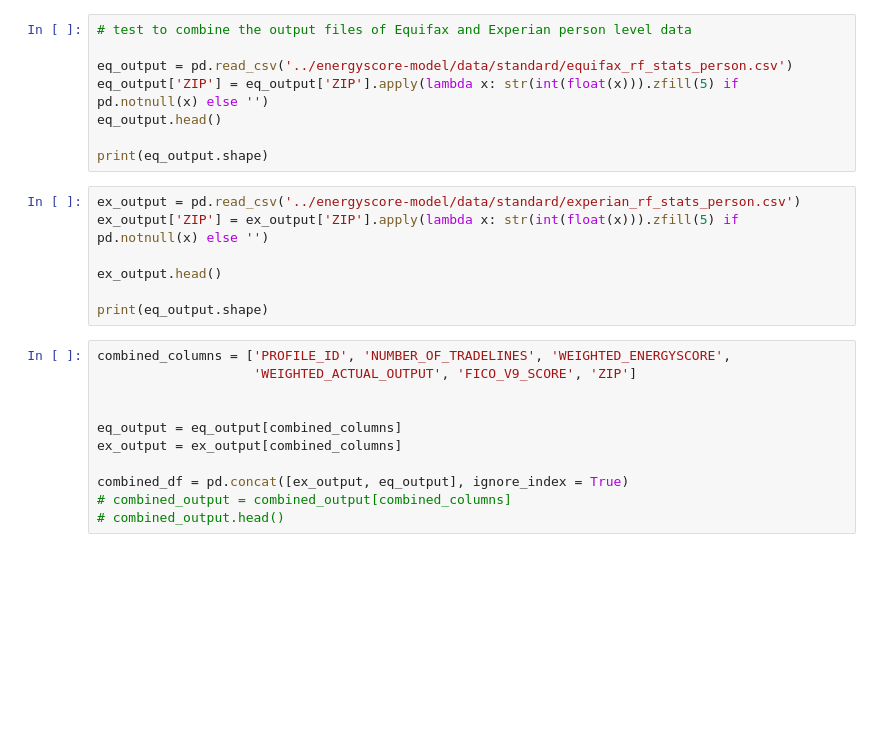
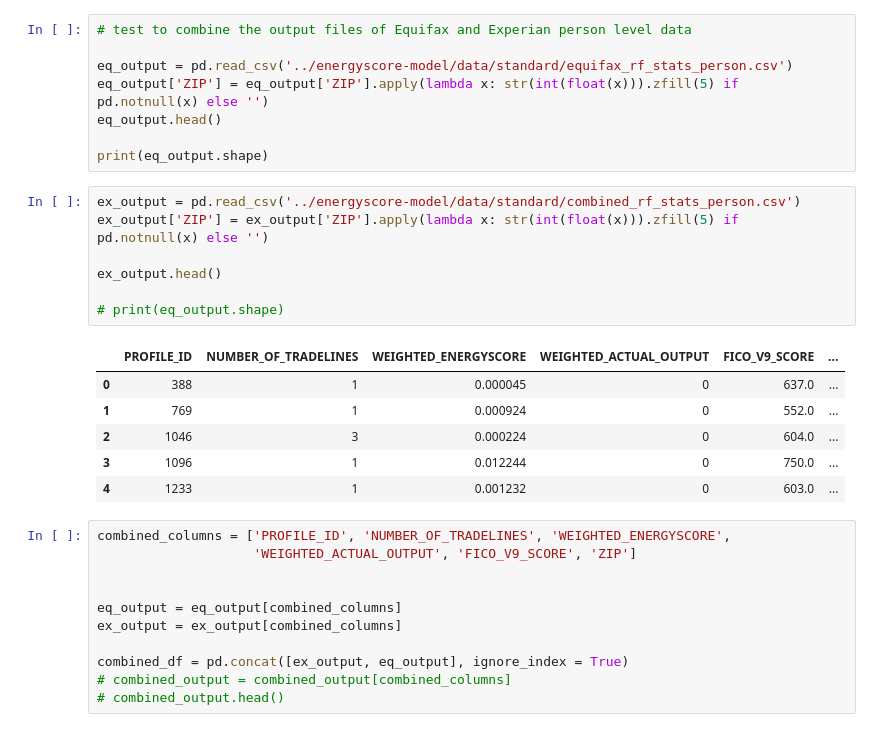
Before and after one commit to Jake-Ford/energyscore_demo, a Jupyter notebook: scratch.ipynb, the cells around one changed output. Cells and saved outputs as stored; diff of their text form; blank space fills up the shorter version.

```diff
--- a/scratch.ipynb
+++ b/scratch.ipynb
@@ -175,12 +330,19 @@ eq_output.head()
 
 print(eq_output.shape)
 # %%
-ex_output = pd.read_csv('../energyscore-model/data/standard/experian_rf_stats_person.csv')
+ex_output = pd.read_csv('../energyscore-model/data/standard/combined_rf_stats_person.csv')
 ex_output['ZIP'] = ex_output['ZIP'].apply(lambda x: str(int(float(x))).zfill(5) if pd.notnull(x) else '')
 
 ex_output.head()
 
-print(eq_output.shape)
+# print(eq_output.shape)
+# %% [output]
+|  | PROFILE_ID | NUMBER_OF_TRADELINES | WEIGHTED_ENERGYSCORE | WEIGHTED_ACTUAL_OUTPUT | FICO_V9_SCORE | ... |
+| 0 | 388 | 1 | 0.000045 | 0 | 637.0 | ... |
+| 1 | 769 | 1 | 0.000924 | 0 | 552.0 | ... |
+| 2 | 1046 | 3 | 0.000224 | 0 | 604.0 | ... |
+| 3 | 1096 | 1 | 0.012244 | 0 | 750.0 | ... |
+| 4 | 1233 | 1 | 0.001232 | 0 | 603.0 | ... |
 # %%
 combined_columns = ['PROFILE_ID', 'NUMBER_OF_TRADELINES', 'WEIGHTED_ENERGYSCORE',
                     'WEIGHTED_ACTUAL_OUTPUT', 'FICO_V9_SCORE', 'ZIP']
```
Also changed, not shown: parts of 21 cells of this notebook, 3 other files.
